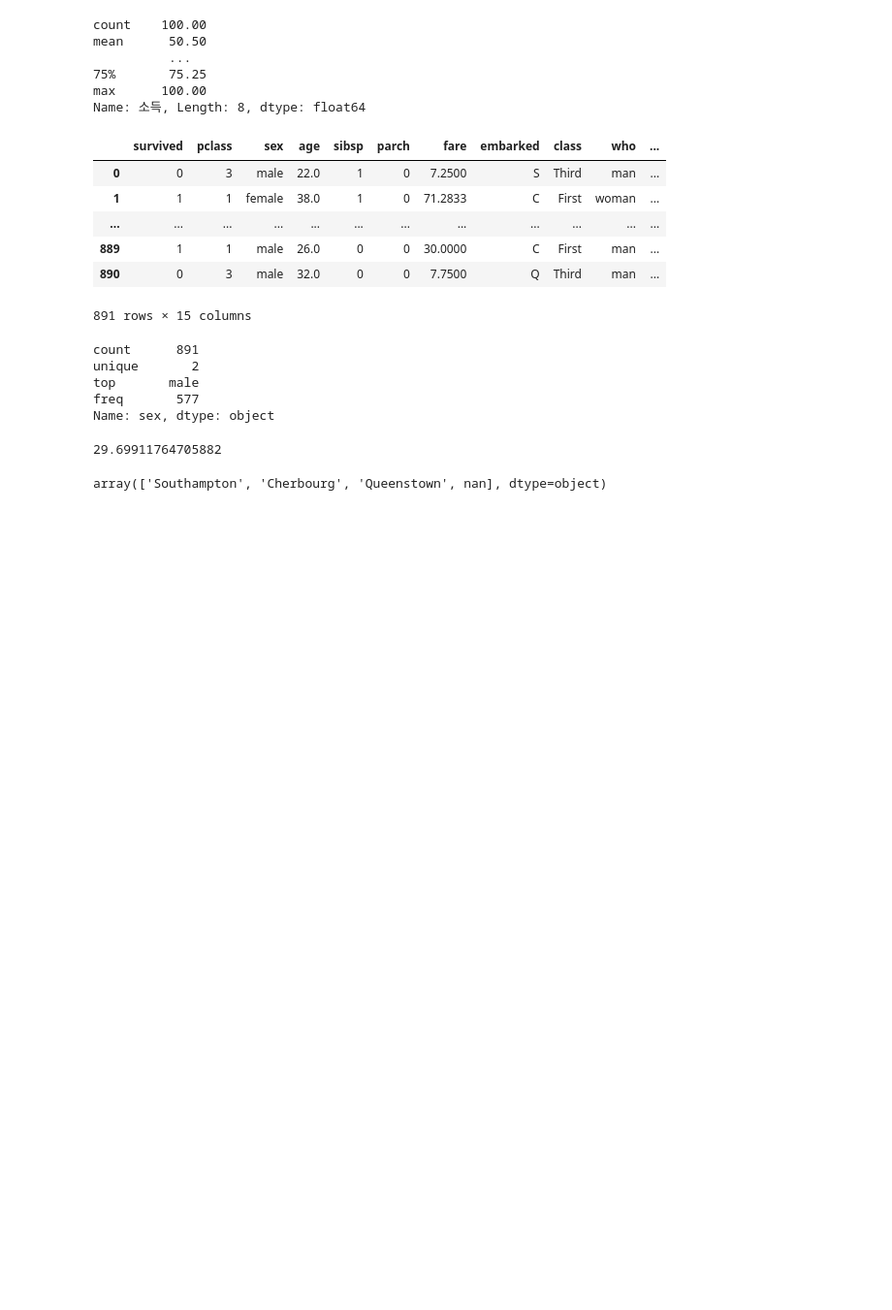
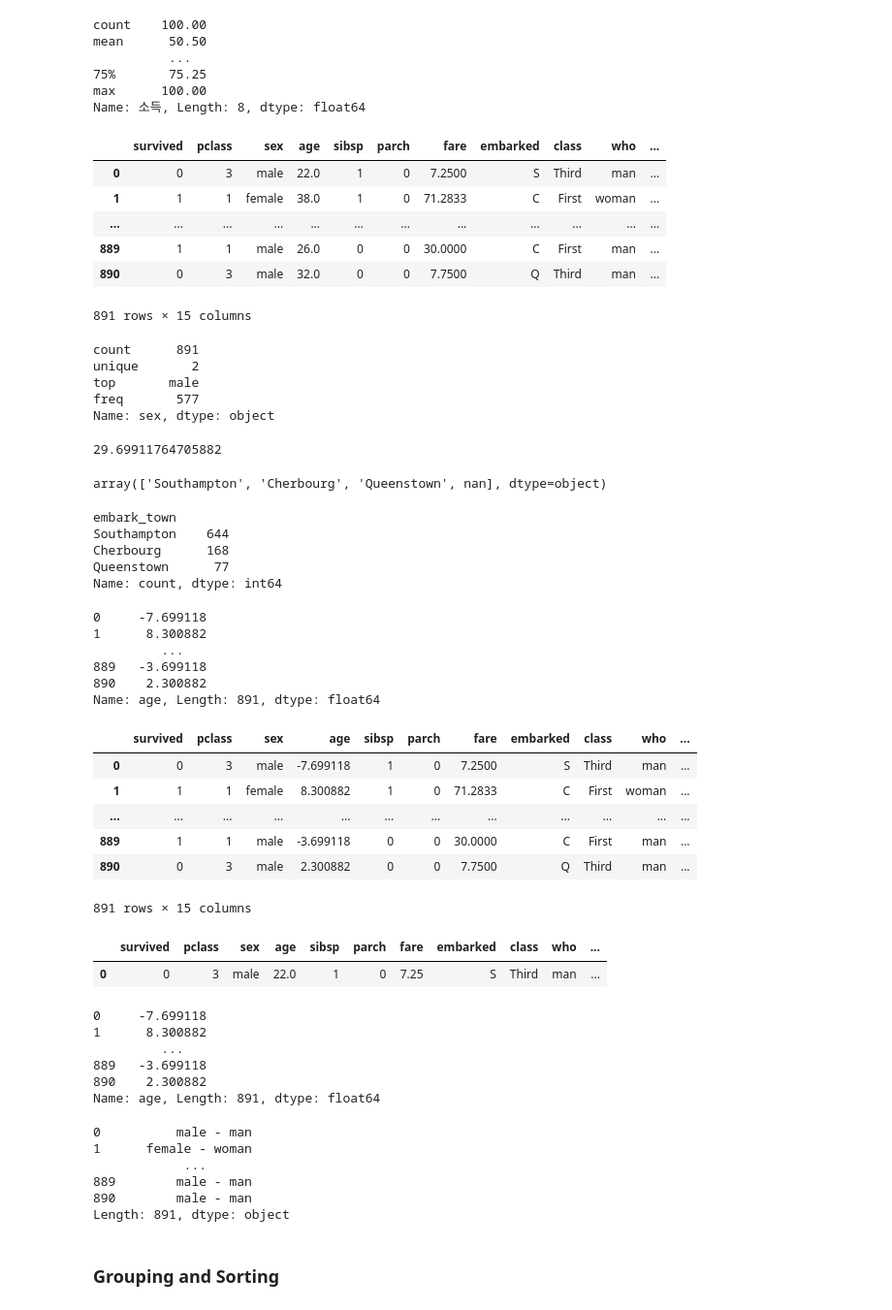
Before and after one commit to baedori99/TIL, a Jupyter notebook: kaggle_study_pandas.ipynb, the cells around one changed output. Shown: that part at 97% size. Cells and saved outputs as stored; diff of their text form; code cells hidden in the pictures; blank space fills up the shorter version.

```diff
--- a/kaggle_study_pandas.ipynb
+++ b/kaggle_study_pandas.ipynb
@@ -403,3 +403,77 @@ titanic_reviews.age.mean()
 titanic_reviews.embark_town.unique()
 # %% [output]
 array(['Southampton', 'Cherbourg', 'Queenstown', nan], dtype=object)
+# %%
+# To see a list of unique values and how often they occur in the dataset
+# Use value_counts()
+
+titanic_reviews.embark_town.value_counts()
+# %% [output]
+embark_town
+Southampton    644
+Cherbourg      168
+Queenstown      77
+Name: count, dtype: int64
+# %%
+# map : is a term that takes one set of values and "maps" them to another set of values
+# There are 2 ways mapping methods
+# 1. map()
+
+titanic_reviews_mean = titanic_reviews.age.mean()
+titanic_reviews.age.map(lambda p : p - titanic_reviews_mean)
+
+# map() returns a new Series where all the values have been transformed
+# %% [output]
+0     -7.699118
+1      8.300882
+         ...
+889   -3.699118
+890    2.300882
+Name: age, Length: 891, dtype: float64
+# %%
+# 2. apply()
+# If we want to transform a whole DataFrame by calling a custom method on each row
+
+def remean_age(row):
+    row.age = row.age - titanic_reviews_mean
+    return row
+
+titanic_reviews.apply(remean_age, axis = 'columns')
+# %% [output]
+|  | survived | pclass | sex | age | sibsp | parch | fare | embarked | class | who | ... |
+| 0 | 0 | 3 | male | -7.699118 | 1 | 0 | 7.2500 | S | Third | man | ... |
+| 1 | 1 | 1 | female | 8.300882 | 1 | 0 | 71.2833 | C | First | woman | ... |
+| ... | ... | ... | ... | ... | ... | ... | ... | ... | ... | ... | ... |
+| 889 | 1 | 1 | male | -3.699118 | 0 | 0 | 30.0000 | C | First | man | ... |
+| 890 | 0 | 3 | male | 2.300882 | 0 | 0 | 7.7500 | Q | Third | man | ... |
+891 rows × 15 columns
+# %%
+# map() and apply() return new, transformed Series and DataFrames
+# If we look at the first row of titanic_reviews, we can see that it still has its original values
+
+titanic_reviews.head(1)
+# %% [output]
+|  | survived | pclass | sex | age | sibsp | parch | fare | embarked | class | who | ... |
+| 0 | 0 | 3 | male | 22.0 | 1 | 0 | 7.25 | S | Third | man | ... |
+# %%
+# Faster way of remeaning our age column:
+titanic_reviews_mean = titanic_reviews.age.mean()
+titanic_reviews.age - titanic_reviews_mean
+# %% [output]
+0     -7.699118
+1      8.300882
+         ...
+889   -3.699118
+890    2.300882
+Name: age, Length: 891, dtype: float64
+# %%
+# Easy way of combining two information in the dataset
+
+titanic_reviews.sex + " - " + titanic_reviews.who
+# %% [output]
+0          male - man
+1      female - woman
+            ...
+889        male - man
+890        male - man
+Length: 891, dtype: object
@@ -405,0 +519,2 @@ array(['Southampton', 'Cherbourg', 'Queenstown', nan], dtype=object)
+# %% [markdown]
+### Grouping and Sorting
```
Also changed, not shown: parts of 26 cells of this notebook.
